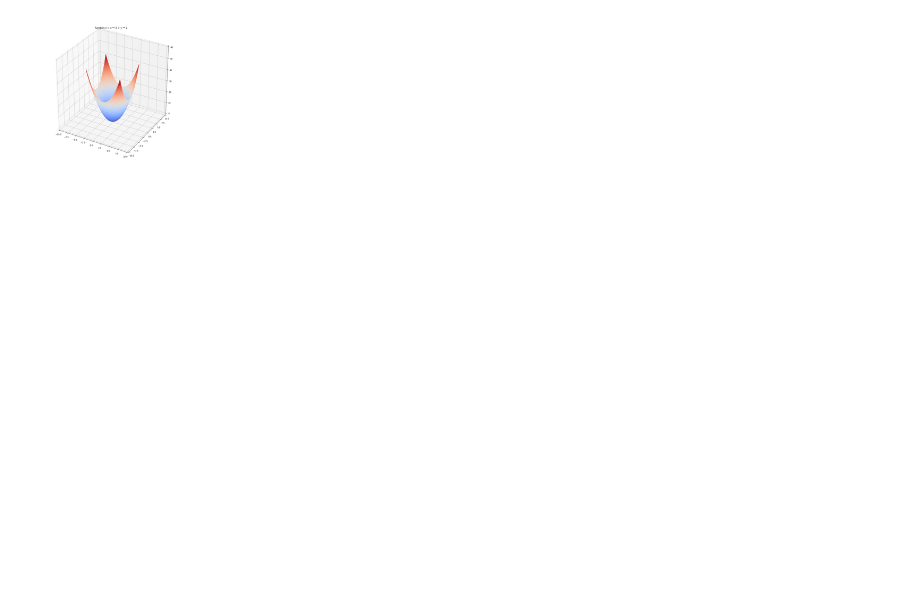
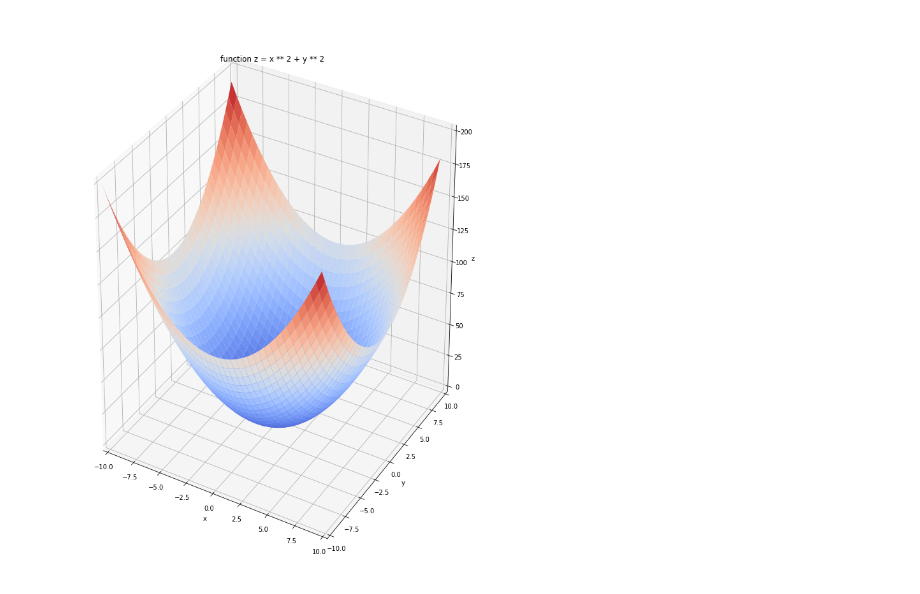
Before and after one commit to justdoit0823/notes, a Jupyter notebook: python/jupyter/plot-multivariate-funciton.ipynb, the cells around one changed output. Cells and saved outputs as stored; diff of their text form; code cells hidden in the pictures; blank space fills up the shorter version.

Commit message:
Fixed ploting small figure size.

```diff
--- a/python/jupyter/plot-multivariate-funciton.ipynb
+++ b/python/jupyter/plot-multivariate-funciton.ipynb
@@ -5,22 +6,25 @@ import matplotlib.pyplot as plt
 from matplotlib import cm
 import numpy as np
 # %%
-fig = plt.figure(figsize=(10, 10))
+fig = plt.figure(figsize=(10, 12))
 ax = Axes3D(fig)
 
-X = np.arange(-5, 5, 0.3)
-Y = np.arange(-5, 5, 0.3)
+X = np.arange(-10, 10, 0.5)
+Y = np.arange(-10, 10, 0.5)
 X, Y = np.meshgrid(X, Y)
 Z = X ** 2 + Y ** 2
 
 ax.set_xlim(-10, 10)
 ax.set_ylim(-10, 10)
-ax.set_zlim(0, 60)
+ax.set_zlim(0, 200)
 
-surf = ax.plot_surface(X, Y, Z, cmap=cm.coolwarm, linewidth=0, antialiased=False)
+ax.set_xlabel("x")
+ax.set_ylabel("y")
+ax.set_zlabel("z")
 
+surf = ax.plot_surface(X, Y, Z, cmap=cm.coolwarm)
 plt.title("function z = x ** 2 + y ** 2")
 plt.show()
 # %% [output]
-[figure, old version]
+[figure, new version]
 # %%
```
Also changed, not shown: parts of 4 cells of this notebook.
